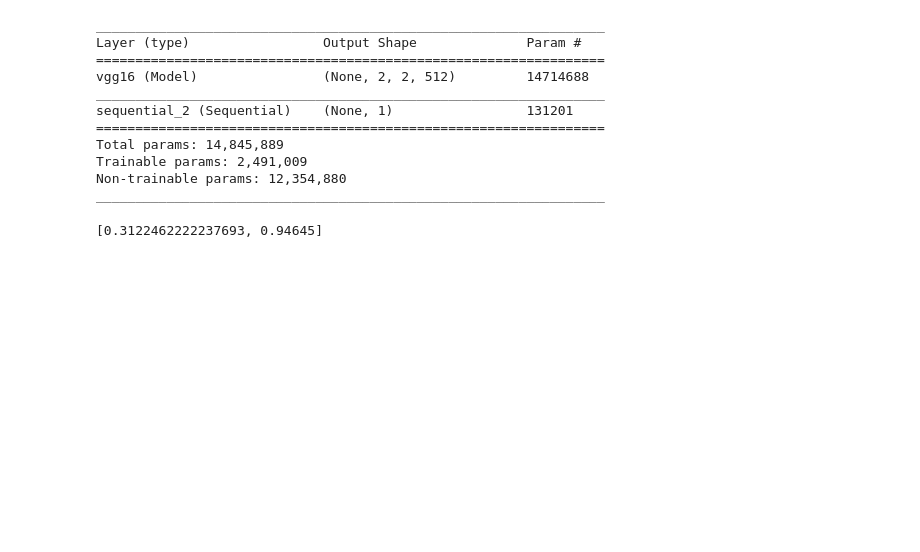
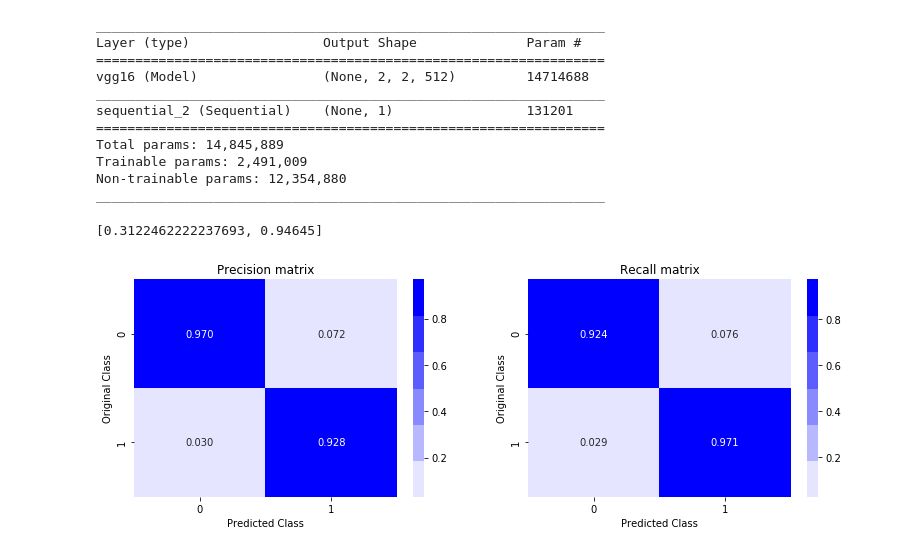
Before and after one commit to vishu160196/image-forgery-detection, a Jupyter notebook: Image Forgery Detection.ipynb, the cells around one changed output. Saved outputs shown, nothing was run; the diff lists cells and outputs as text; code cells hidden in the pictures; blank space fills up the shorter version.

```diff
--- a/Image Forgery Detection.ipynb
+++ b/Image Forgery Detection.ipynb
@@ -1226,11 +1226,6 @@ def plot_confusion_matrix(test_y, predict_y):
     labels = [0,1]
     # representing A in heatmap format
     cmap=sns.light_palette("blue")
-    plt.subplot(1, 3, 1)
-    sns.heatmap(C, annot=True, cmap=cmap, fmt=".3f", xticklabels=labels, yticklabels=labels)
-    plt.xlabel('Predicted Class')
-    plt.ylabel('Original Class')
-    plt.title("Confusion matrix")
 
     plt.subplot(1, 3, 2)
     sns.heatmap(B, annot=True, cmap=cmap, fmt=".3f", xticklabels=labels, yticklabels=labels)
@@ -1317,3 +1312,5 @@ model_aug.compile(loss='binary_crossentropy', optimizer=keras.optimizers.Adam(lr
 model_aug.evaluate(x_test, y_test, verbose=0)
 # %% [output]
 [0.3122462222237693, 0.94645]
+# %%
+y_pred = model_aug.predict_classes(x_test)
@@ -1319,0 +1319,4 @@ model_aug.evaluate(x_test, y_test, verbose=0)
+# %%
+plot_confusion_matrix(y_test, y_pred)
+# %% [output]
+[figure, added]
```
Also changed, not shown: parts of 2 cells of this notebook.
